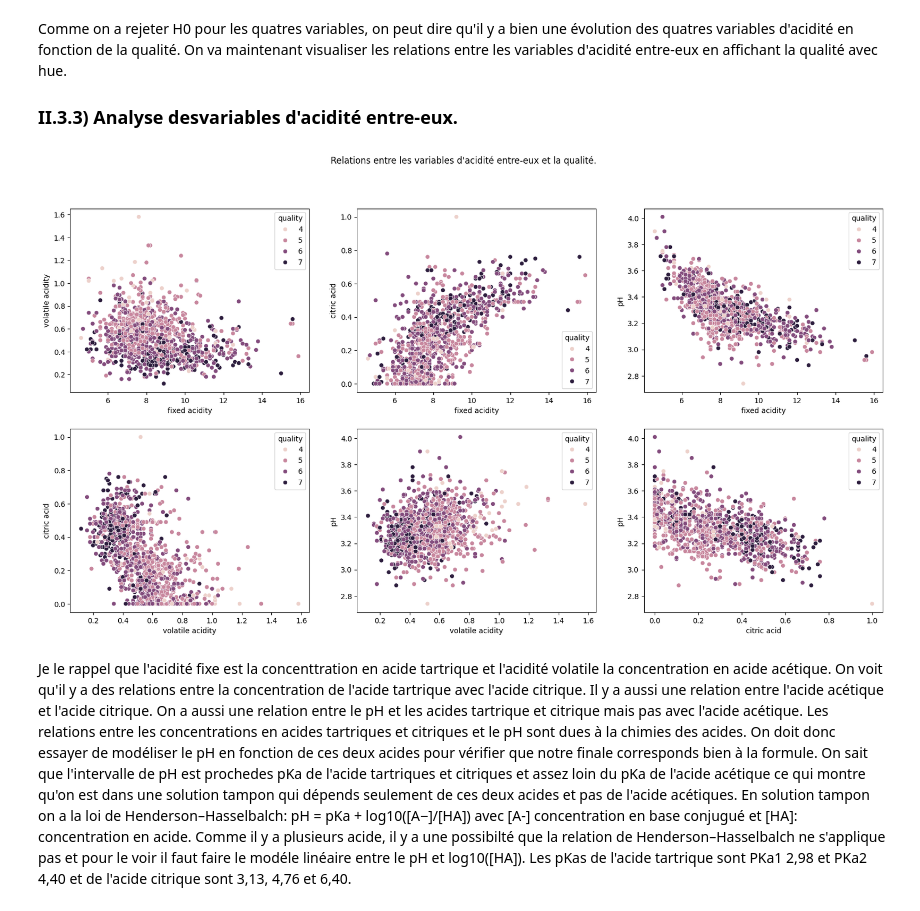
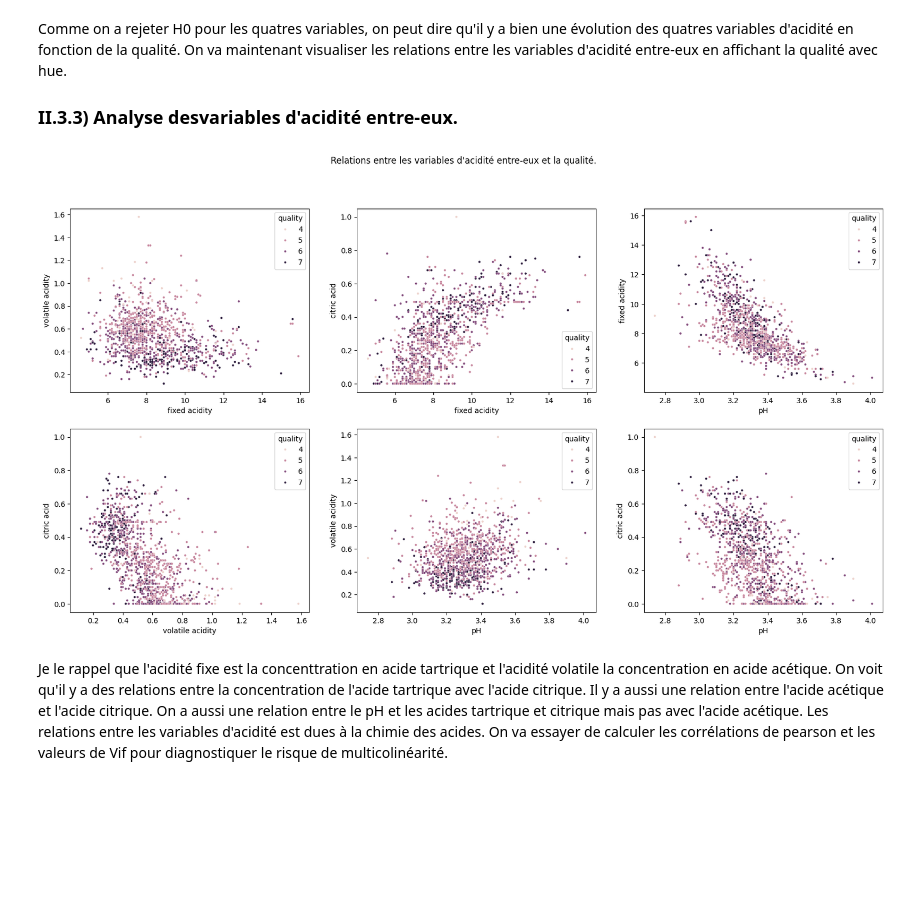
Before and after one commit to fmazur57u/WineQualityPrediction, a Jupyter notebook: winePrediction.ipynb, the cells around one changed output. Drawn from its saved outputs; the diff is of its cells as text; code cells hidden in the pictures; blank space fills up the shorter version.

Commit message:
Choix variable d'acidité

```diff
--- a/winePrediction.ipynb
+++ b/winePrediction.ipynb
@@ -396,27 +395,42 @@ Comme on a rejeter H0 pour les quatres variables, on peut dire qu'il y a bien un
 # %%
 fig, ax = plt.subplots(2, 3)
 fig.set_size_inches(20, 10)
 plt.suptitle("Relations entre les variables d'acidité entre-eux et la qualité.")
 sns.scatterplot(
     data=analyse_set,
     x="fixed acidity",
     y="volatile acidity",
     hue="quality",
     ax=ax[0, 0],
+    s=10,
 )
 sns.scatterplot(
-    data=analyse_set, x="fixed acidity", y="citric acid", hue="quality", ax=ax[0, 1]
-)
-sns.scatterplot(data=analyse_set, x="fixed acidity", y="pH", hue="quality", ax=ax[0, 2])
-sns.scatterplot(
-    data=analyse_set, x="volatile acidity", y="citric acid", hue="quality", ax=ax[1, 0]
+    data=analyse_set,
+    x="fixed acidity",
+    y="citric acid",
+    hue="quality",
+    ax=ax[0, 1],
+    s=10,
 )
 sns.scatterplot(
-    data=analyse_set, x="volatile acidity", y="pH", hue="quality", ax=ax[1, 1]
+    data=analyse_set, x="pH", y="fixed acidity", hue="quality", ax=ax[0, 2], s=10
 )
-sns.scatterplot(data=analyse_set, x="citric acid", y="pH", hue="quality", ax=ax[1, 2])
+sns.scatterplot(
+    data=analyse_set,
+    x="volatile acidity",
+    y="citric acid",
+    hue="quality",
+    ax=ax[1, 0],
+    s=10,
+)
+sns.scatterplot(
+    data=analyse_set, x="pH", y="volatile acidity", hue="quality", ax=ax[1, 1], s=10
+)
+sns.scatterplot(
+    data=analyse_set, x="pH", y="citric acid", hue="quality", ax=ax[1, 2], s=10
+)
 plt.show()
 # %% [output]
-[figure, old version]
+[figure, new version]
 # %% [markdown]
-Je le rappel que l'acidité fixe est la concenttration en acide tartrique et l'acidité volatile la concentration en acide acétique. On voit qu'il y a des relations entre la concentration de l'acide tartrique avec l'acide citrique. Il y a aussi une relation entre l'acide acétique et l'acide citrique. On a aussi une relation entre le pH et les acides tartrique et citrique mais pas avec l'acide acétique. Les relations entre les concentrations en acides tartriques et citriques et le pH sont dues à la chimies des acides. On doit donc essayer de modéliser le pH en fonction de ces deux acides pour vérifier que notre finale corresponds bien à la formule. On sait que l'intervalle de pH est prochedes pKa de l'acide tartriques et citriques et assez loin du pKa de l'acide acétique ce qui montre qu'on est dans une solution tampon qui dépends seulement de ces deux acides et pas de l'acide acétiques. En solution tampon on a la loi de Henderson–Hasselbalch: pH = pKa + log10([A−]/[HA]) avec [A-] concentration en base conjugué et [HA]: concentration en acide. Comme il y a plusieurs acide, il y a une possibilté que la relation de Henderson–Hasselbalch ne s'applique pas et pour le voir il faut faire le modéle linéaire entre le pH et log10([HA]). Les pKas de l'acide tartrique sont PKa1 2,98 et PKa2 4,40 et de l'acide citrique sont 3,13, 4,76 et 6,40.
+Je le rappel que l'acidité fixe est la concenttration en acide tartrique et l'acidité volatile la concentration en acide acétique. On voit qu'il y a des relations entre la concentration de l'acide tartrique avec l'acide citrique. Il y a aussi une relation entre l'acide acétique et l'acide citrique. On a aussi une relation entre le pH et les acides tartrique et citrique mais pas avec l'acide acétique. Les relations entre les variables d'acidité est dues à la chimie des acides. On va essayer de calculer les corrélations de pearson et les valeurs de Vif pour diagnostiquer le risque de multicolinéarité.
```
Also changed, not shown: parts of 6 cells of this notebook, 2 other files.
